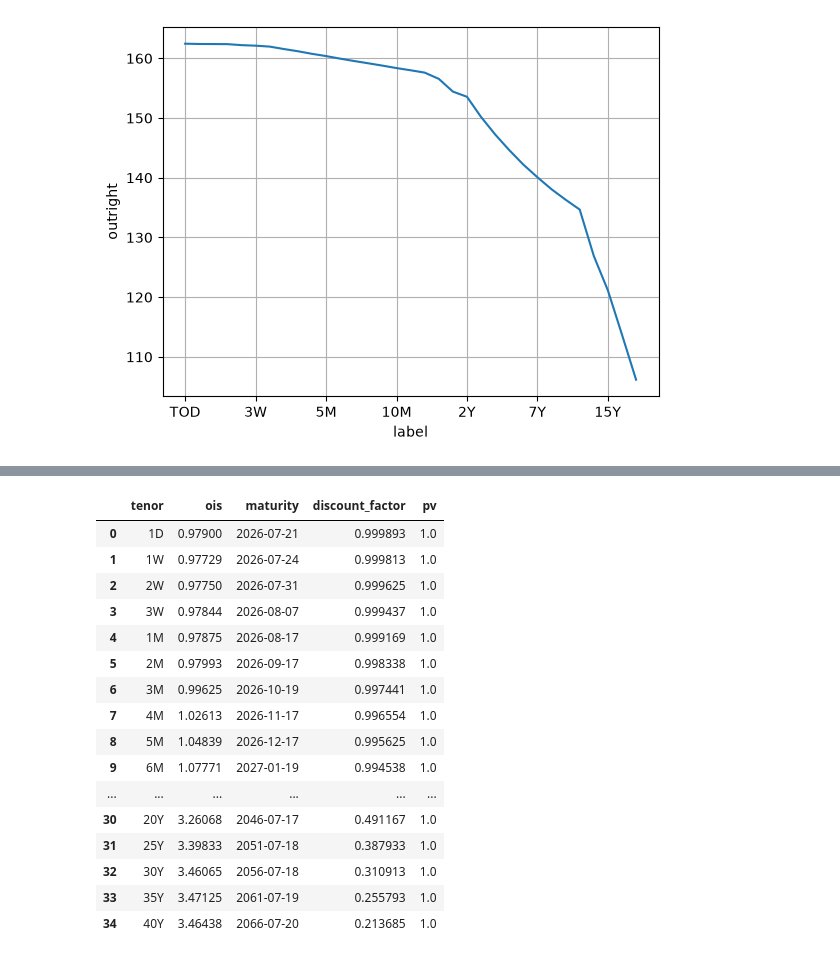
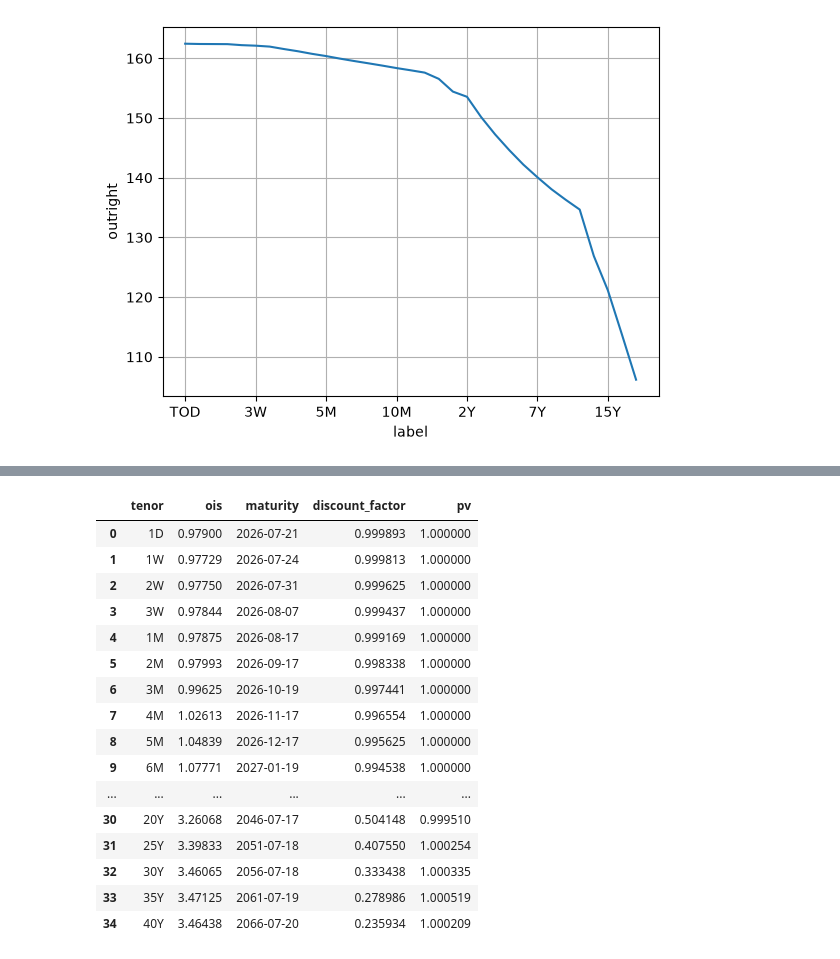
Before and after one commit to niwatoro/pricing, a Jupyter notebook: CalcCurves.ipynb, the cells around one changed output, grey strips where cells are left out. Drawn from its saved outputs; the diff is of its cells as text; code cells hidden in the pictures.

Commit message:
fix: extrapolate discount factor

```diff
--- a/CalcCurves.ipynb
+++ b/CalcCurves.ipynb
@@ -149,70 +150,86 @@ jpy_ois = (
 )
 
 coupon_dates = [to_py_date(calendar.advance(asof, i, ql.Months)) for i in range(6, 40 * 12 + 1, 6)]
+first_coupon_date = coupon_dates[0]
 discount_factors = []
 
-def interp_discount_factor(deal_date: datetime):
-    x = np.array([r["maturity"].toordinal() for r in discount_factors])
-    y = np.log([r["discount_factor"] for r in discount_factors])
-    xt = float(deal_date.toordinal())
-
-    return float(np.exp(np.interp(xt, x, y)))
-
 day_count = ql.Actual365Fixed()
-def year_frac(maturity: datetime, start: datetime=asof_dt):
+def year_frac(start: datetime, maturity: datetime):
     return day_count.yearFraction(to_ql_date(start), to_ql_date(maturity))
 
 for _, row in jpy_ois.iterrows():
-    if to_ql_date(row["maturity"]) > calendar.advance(asof, 6, ql.Months):
+    if row["maturity"] > first_coupon_date:
         continue
 
     discount_factors.append({
         "maturity": row["maturity"],
-        "discount_factor": 1 / (1 + row["ois"] / 100 * year_frac(row["maturity"]))
+        "discount_factor": 1 / (1 + row["ois"] / 100 * year_frac(asof_dt, row["maturity"]))
     })
 
 for _, row in jpy_ois.iterrows():
-    if to_ql_date(row["maturity"]) <= calendar.advance(asof, 6, ql.Months):
+    if row["maturity"] <= first_coupon_date:
         continue
 
     _coupon_dates = [date for date in coupon_dates if date < row["maturity"]]
 
     pv = 1.0
-    for date in _coupon_dates:
+    for i, date in enumerate(_coupon_dates):
         rs = [r for r in discount_factors if r["maturity"] == date]
         coupon_discount_factor = None
         if rs:
             coupon_discount_factor = rs[0]["discount_factor"]
         else:
-            coupon_discount_factor = interp_discount_factor(date)
-            discount_factors.append({"maturity": date, "discount_factor": coupon_discount_factor})
+            interp_func = interp1d(
+                np.array([r["maturity"].toordinal() for r in discount_factors]),
+                np.log([r["discount_factor"] for r in discount_factors]),
+                kind="linear",
+                fill_value="extrapolate"
+            )
+            coupon_discount_factor = np.exp(interp_func(date.toordinal()))
 
-        pv -= row["ois"] / 100 / 2 * coupon_discount_factor
+        pv -= (
+            row["ois"] / 100
+            * year_frac(_coupon_dates[i - 1] if i > 0 else asof_dt, date)
+            * coupon_discount_factor
+        )
     discount_factors.append({
         "maturity": row["maturity"],
-        "discount_factor": pv / (1 + row["ois"] / 100 * year_frac(row["maturity"], _coupon_dates[-1]))
+        "discount_factor": pv / (1.0 + row["ois"] / 100 * year_frac(_coupon_dates[-1], row["maturity"])),
     })
 
-def calc_pv(row: pd.Series):
+df_discount_factor = pd.DataFrame(discount_factors)
+
+def calc_pv(row: pd.Series, df: pd.DataFrame):
     _coupon_dates = [date for date in coupon_dates if date < row["maturity"]]
 
     pv = 0.0
-    for date in _coupon_dates:
-        df = [r for r in discount_factors if r["maturity"] == date][0]["discount_factor"]
-        pv += row["ois"] / 100 / 2 * df
+    for i, date in enumerate(_coupon_dates):
+        discount_factor = np.exp(
+            np.interp(
+                date.toordinal(),
+                df["maturity"].apply(lambda x: x.toordinal()).to_numpy(),
+                df["discount_factor"].apply(np.log).to_numpy(),
+            )
+        )
+        pv += row["ois"] / 100 * year_frac(_coupon_dates[i - 1] if i > 0 else asof_dt, date) * discount_factor
+
     pv += (
-        (1.0 + row["ois"] / 100 * year_frac(row["maturity"], _coupon_dates[-1] if _coupon_dates else asof_dt))
-        * [r for r in discount_factors if r["maturity"] == row["maturity"]][0]["discount_factor"]
+        (1.0 + row["ois"] / 100 * year_frac(_coupon_dates[-1] if _coupon_dates else asof_dt, row["maturity"]))
+        * row["discount_factor"]
     )
+
     return pv
+
+df_discount_factor.plot(x="maturity", y="discount_factor", grid=True, legend=None, label="discount factor")
+plt.show()
 
 jpy_ois = pd.merge(
     jpy_ois,
-    pd.DataFrame(discount_factors),
+    df_discount_factor,
     on="maturity",
     how="left",
 )
 jpy_ois.to_csv("jpy_ois.csv", index=False)
 
-jpy_ois.assign(pv=lambda d: d.apply(calc_pv, axis=1))
+jpy_ois.assign(pv=lambda d: d.apply(lambda x: calc_pv(x, d), axis=1))
 # %% [output]
@@ -219,17 +237,17 @@ jpy_ois.assign(pv=lambda d: d.apply(calc_pv, axis=1))
 |  | tenor | ois | maturity | discount_factor | pv |
-| 0 | 1D | 0.97900 | 2026-07-21 | 0.999893 | 1.0 |
-| 1 | 1W | 0.97729 | 2026-07-24 | 0.999813 | 1.0 |
-| 2 | 2W | 0.97750 | 2026-07-31 | 0.999625 | 1.0 |
-| 3 | 3W | 0.97844 | 2026-08-07 | 0.999437 | 1.0 |
-| 4 | 1M | 0.97875 | 2026-08-17 | 0.999169 | 1.0 |
-| 5 | 2M | 0.97993 | 2026-09-17 | 0.998338 | 1.0 |
-| 6 | 3M | 0.99625 | 2026-10-19 | 0.997441 | 1.0 |
-| 7 | 4M | 1.02613 | 2026-11-17 | 0.996554 | 1.0 |
-| 8 | 5M | 1.04839 | 2026-12-17 | 0.995625 | 1.0 |
-| 9 | 6M | 1.07771 | 2027-01-19 | 0.994538 | 1.0 |
+| 0 | 1D | 0.97900 | 2026-07-21 | 0.999893 | 1.000000 |
+| 1 | 1W | 0.97729 | 2026-07-24 | 0.999813 | 1.000000 |
+| 2 | 2W | 0.97750 | 2026-07-31 | 0.999625 | 1.000000 |
+| 3 | 3W | 0.97844 | 2026-08-07 | 0.999437 | 1.000000 |
+| 4 | 1M | 0.97875 | 2026-08-17 | 0.999169 | 1.000000 |
+| 5 | 2M | 0.97993 | 2026-09-17 | 0.998338 | 1.000000 |
+| 6 | 3M | 0.99625 | 2026-10-19 | 0.997441 | 1.000000 |
+| 7 | 4M | 1.02613 | 2026-11-17 | 0.996554 | 1.000000 |
+| 8 | 5M | 1.04839 | 2026-12-17 | 0.995625 | 1.000000 |
+| 9 | 6M | 1.07771 | 2027-01-19 | 0.994538 | 1.000000 |
 | ... | ... | ... | ... | ... | ... |
-| 30 | 20Y | 3.26068 | 2046-07-17 | 0.491167 | 1.0 |
-| 31 | 25Y | 3.39833 | 2051-07-18 | 0.387933 | 1.0 |
-| 32 | 30Y | 3.46065 | 2056-07-18 | 0.310913 | 1.0 |
-| 33 | 35Y | 3.47125 | 2061-07-19 | 0.255793 | 1.0 |
-| 34 | 40Y | 3.46438 | 2066-07-20 | 0.213685 | 1.0 |
+| 30 | 20Y | 3.26068 | 2046-07-17 | 0.504148 | 0.999510 |
+| 31 | 25Y | 3.39833 | 2051-07-18 | 0.407550 | 1.000254 |
+| 32 | 30Y | 3.46065 | 2056-07-18 | 0.333438 | 1.000335 |
+| 33 | 35Y | 3.47125 | 2061-07-19 | 0.278986 | 1.000519 |
+| 34 | 40Y | 3.46438 | 2066-07-20 | 0.235934 | 1.000209 |
```
Also changed, not shown: parts of 3 cells of this notebook, 3 other files.
